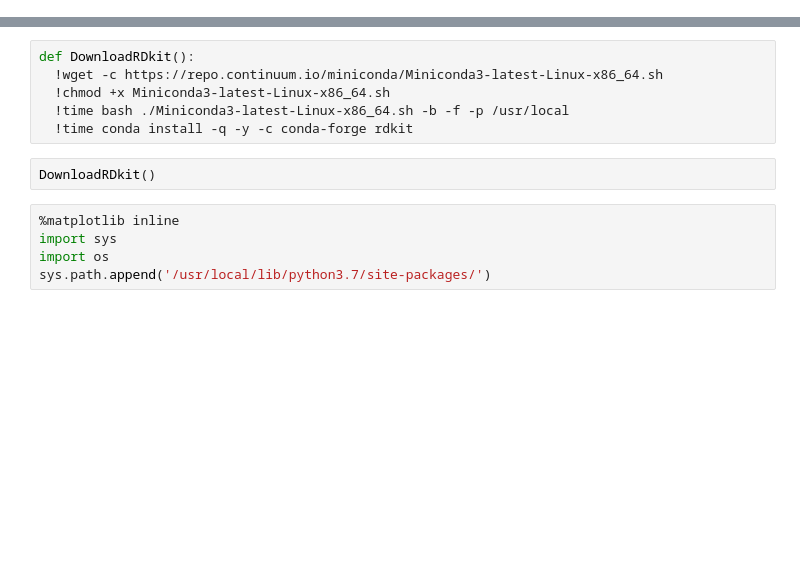
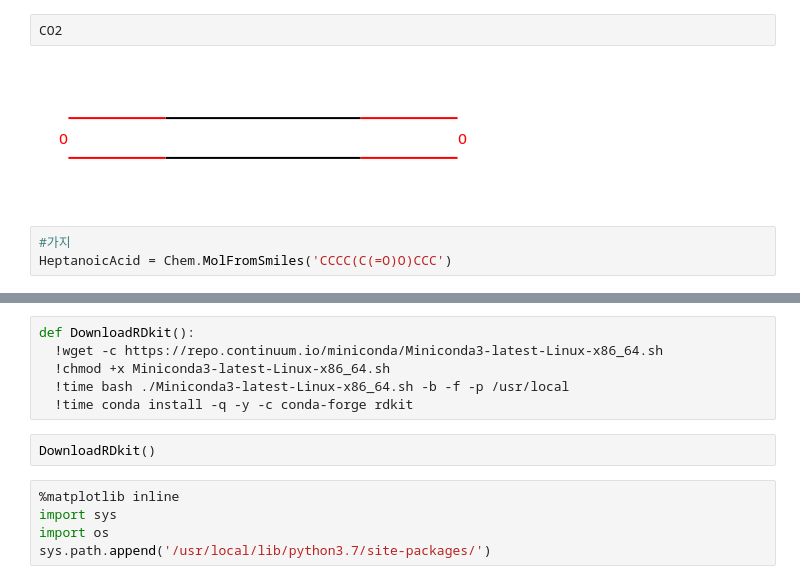
Before and after one commit to RoiDaeyoon/19-lab, a Jupyter notebook: SMILE.ipynb, the cells around one changed output, grey strips where cells are left out. Drawn from its saved outputs; the diff is of its cells as text; blank space fills up the shorter version.

```diff
--- a/SMILE.ipynb
+++ b/SMILE.ipynb
@@ -25,0 +68,7 @@ c1ccccc1 |benzene(벤젠)| N'['C@H']'(C)C(=O)O | D-alanine (D-알라닌)
+# %%
+CO2
+# %% [output]
+[figure, added]
+# %%
+#가지
+HeptanoicAcid = Chem.MolFromSmiles('CCCC(C(=O)O)CCC')
```
Also changed, not shown: parts of 29 cells of this notebook.
